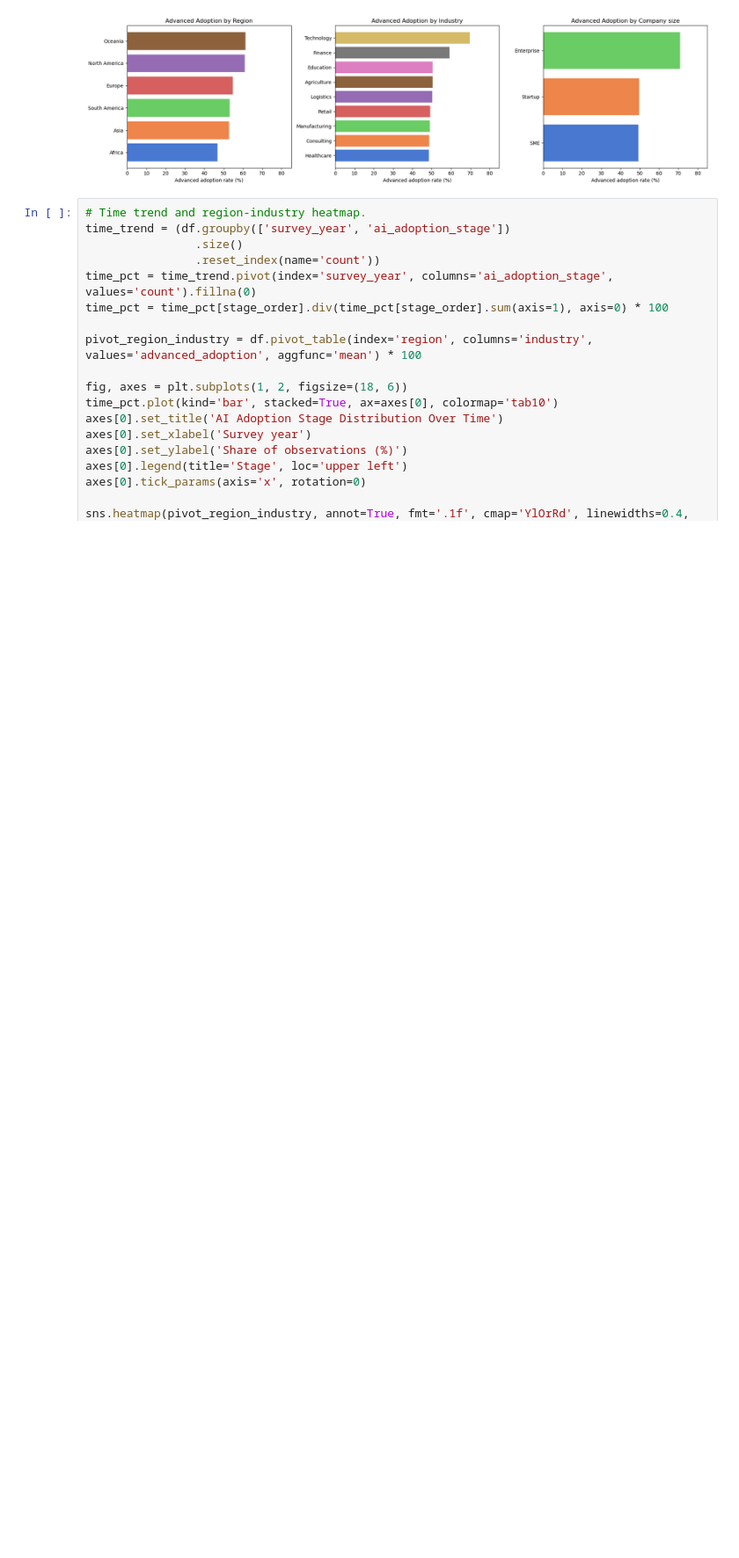
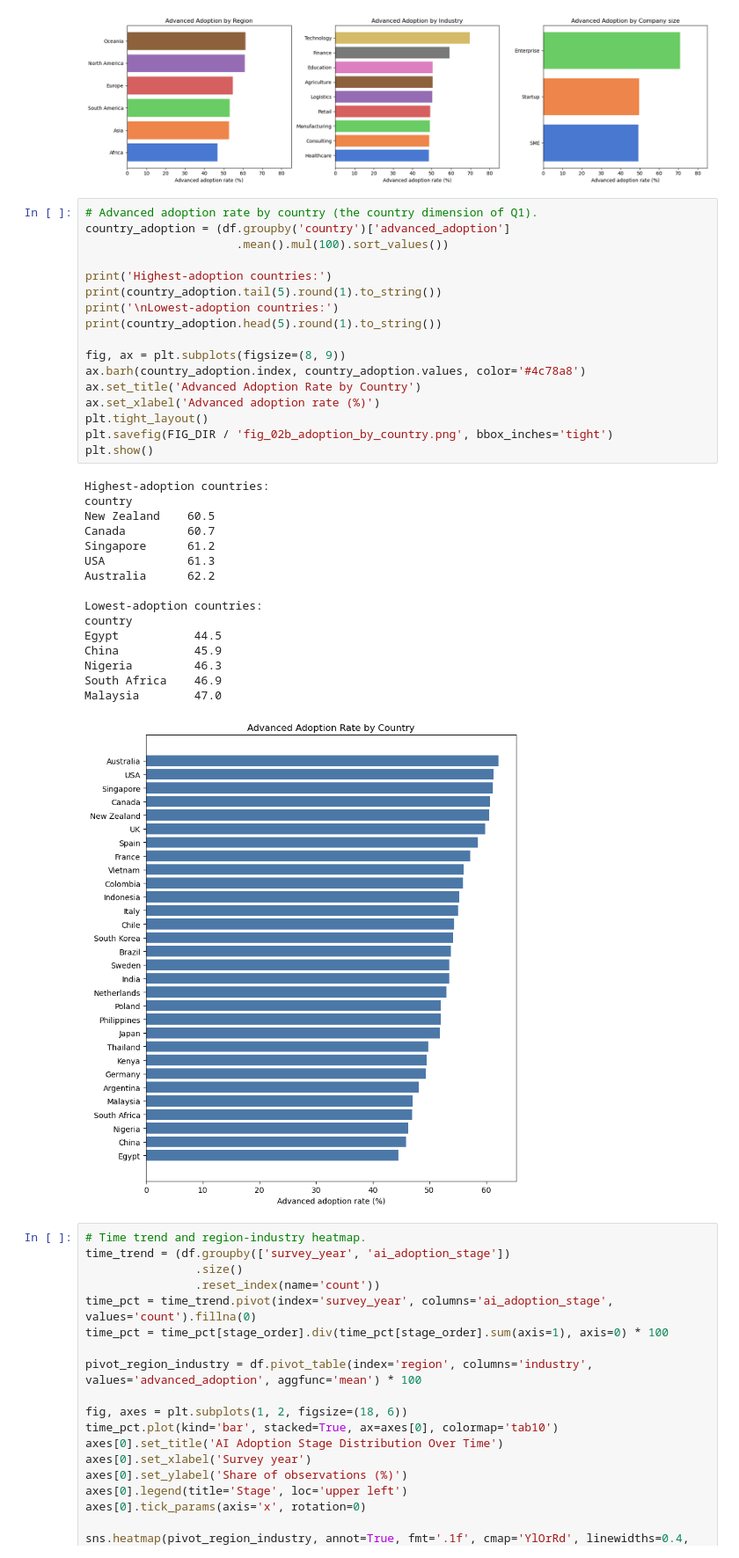
Before and after one commit to jiaobuchong/ai-adoption, a Jupyter notebook: 02_Q1_global_eda.ipynb, the cells around one changed output. Shown at 88% size. Saved outputs shown, nothing was run; the diff lists cells and outputs as text; blank space fills up the shorter version.

```diff
--- a/02_Q1_global_eda.ipynb
+++ b/02_Q1_global_eda.ipynb
@@ -224,6 +222,40 @@ Enterprise                             70.78  29448
 Startup                                49.60  56685
 SME                                    49.36  63867
 [figure]
+# %%
+# Advanced adoption rate by country (the country dimension of Q1).
+country_adoption = (df.groupby('country')['advanced_adoption']
+                      .mean().mul(100).sort_values())
+
+print('Highest-adoption countries:')
+print(country_adoption.tail(5).round(1).to_string())
+print('\nLowest-adoption countries:')
+print(country_adoption.head(5).round(1).to_string())
+
+fig, ax = plt.subplots(figsize=(8, 9))
+ax.barh(country_adoption.index, country_adoption.values, color='#4c78a8')
+ax.set_title('Advanced Adoption Rate by Country')
+ax.set_xlabel('Advanced adoption rate (%)')
+plt.tight_layout()
+plt.savefig(FIG_DIR / 'fig_02b_adoption_by_country.png', bbox_inches='tight')
+plt.show()
+# %% [output]
+Highest-adoption countries:
+country
+New Zealand    60.5
+Canada         60.7
+Singapore      61.2
+USA            61.3
+Australia      62.2
+
+Lowest-adoption countries:
+country
+Egypt           44.5
+China           45.9
+Nigeria         46.3
+South Africa    46.9
+Malaysia        47.0
+[figure, added]
 # %%
 # Time trend and region-industry heatmap.
 time_trend = (df.groupby(['survey_year', 'ai_adoption_stage'])
```
Also changed, not shown: parts of 2 cells of this notebook, 6 other files.
